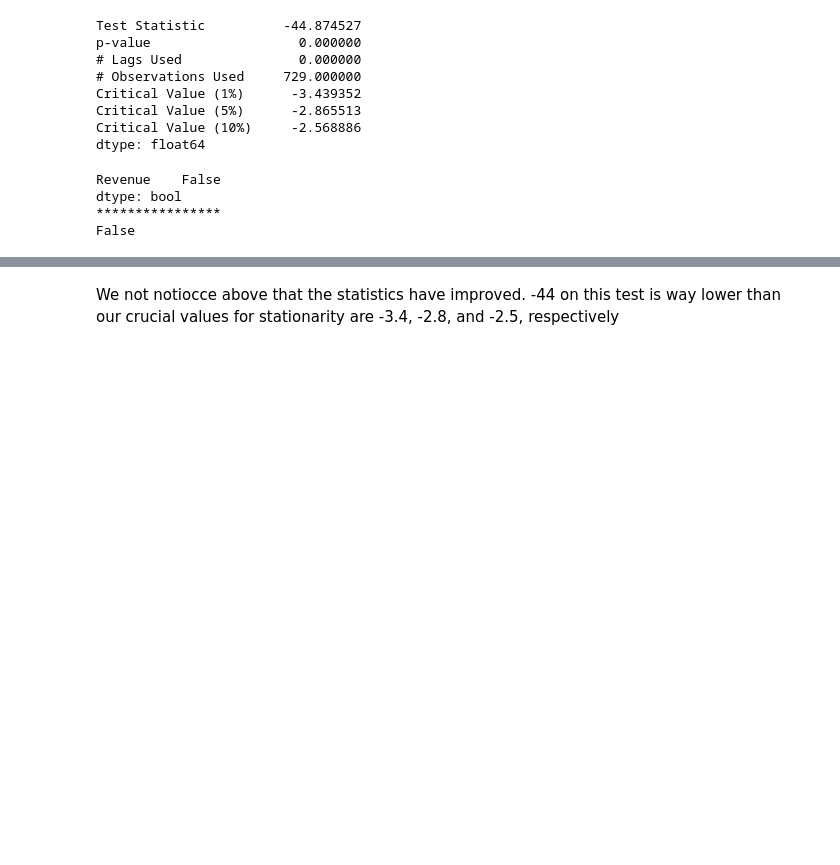
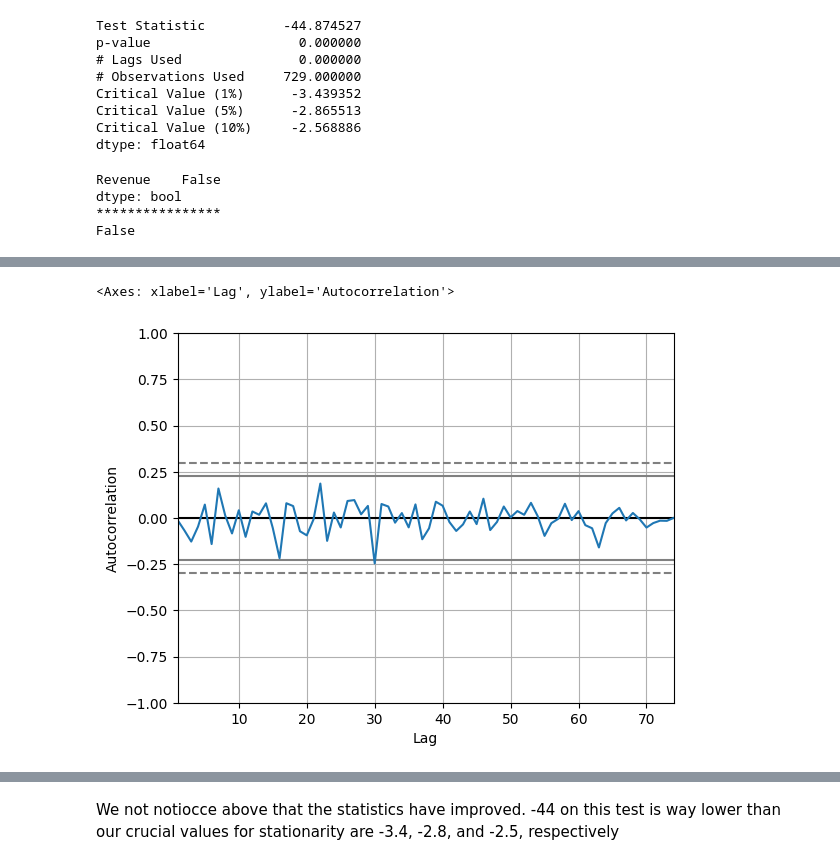
Before and after one commit to cfreeman22/D213, a Jupyter notebook: D213_task1.ipynb, the cells around one changed output, grey strips where cells are left out. Drawn from its saved outputs; the diff is of its cells as text; code cells hidden in the pictures; blank space fills up the shorter version.

```diff
--- a/D213_task1.ipynb
+++ b/D213_task1.ipynb
@@ -142,0 +166,5 @@ False
+# %%
+pd.plotting.autocorrelation_plot(train.Revenue.resample('W').mean())
+# %% [output]
+<Axes: xlabel='Lag', ylabel='Autocorrelation'>
+[figure, added]
```
Also changed, not shown: parts of 6 cells of this notebook.
